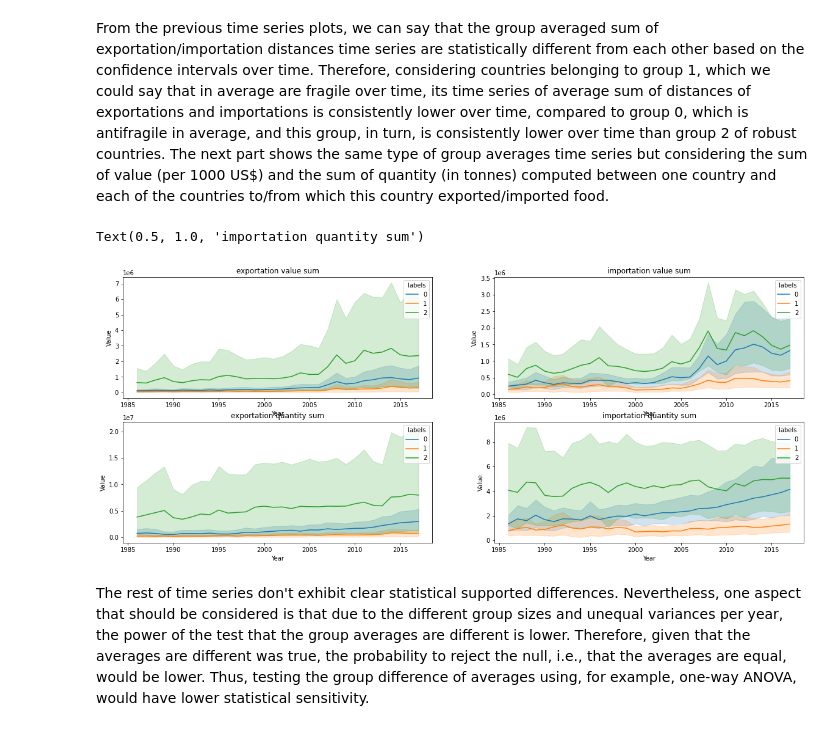
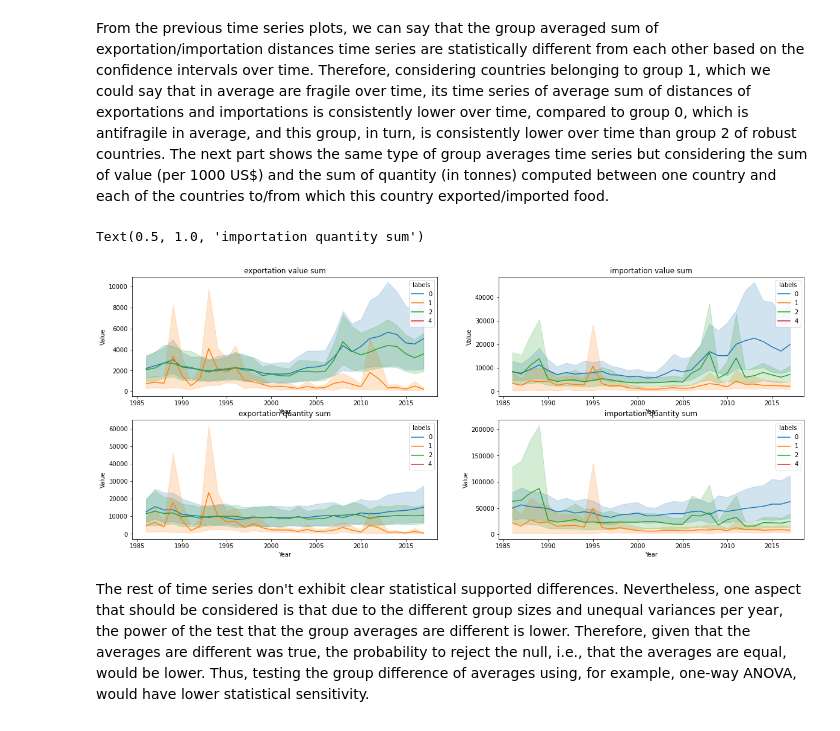
Before and after one commit to RogelioLozano/AOFFTN, a Jupyter notebook: Exploration_V3/network_based_TSclust.ipynb, the cells around one changed output. Saved outputs shown, nothing was run; the diff lists cells and outputs as text; code cells hidden in the pictures.

```diff
--- a/Exploration_V3/network_based_TSclust.ipynb
+++ b/Exploration_V3/network_based_TSclust.ipynb
@@ -18,9 +20,12 @@ from cdlib import viz
 from sklearn.metrics import pairwise_distances
 # %%
 af_ex_pca = pd.read_csv('af_ex_pca.csv',index_col=0)
+af_ex_pca = af_ex_pca.rename(columns={'Unnamed: 0':'country','Unnamed: 1':'year'})
 # %%
 pivot_afex=af_ex_pca.pivot_table(values='af_ex_pca',columns='country',index='year')
 pivot_afex=pivot_afex.drop(columns='Unspecified Area')
+# %%
+pivot_afex=pivot_afex.dropna(thresh=5,axis=1)
 # %%
 # pivot_afex=pivot_afex.where((~pd.notna(pivot_afex)) | (pivot_afex<1),1)
 # pivot_afex=pivot_afex.where(~(pd.notna(pivot_afex)) | (pivot_afex>-1),-1)
@@ -53,7 +58,7 @@ def get_communities(Distance_matrix,epsilon):
 
     return G,communities,comm_greedy
 # %%
-G,communities,comm_greedy=get_communities(Distance_matrix,2.8)
+G,communities,comm_greedy=get_communities(Distance_matrix,1.)
 # %%
 print("AMI:",communities.adjusted_mutual_information(comm_greedy).score)
 # %% [output]
@@ -150,16 +172,16 @@ merged_pop_communities = merged_pop_communities[['date','value','country','label
 merged_gdp_communities = merged_gdp_communities[['date','value','country','labels']]
 
 
-merged_distances_ex_communities = distance.groupby(['exporter','Year']).sum().reset_index().merge(df_communities,how='inner',left_on='exporter',right_on='country').drop(columns='exporter',axis=1)
-merged_distances_in_communities = distance.groupby(['importer','Year']).sum().reset_index().merge(df_communities,how='inner',left_on='importer',right_on='country').drop(columns='importer',axis=1)
+merged_distances_ex_communities = distance.groupby(['exporter','Year']).mean().reset_index().merge(df_communities,how='inner',left_on='exporter',right_on='country').drop(columns='exporter',axis=1)
+merged_distances_in_communities = distance.groupby(['importer','Year']).mean().reset_index().merge(df_communities,how='inner',left_on='importer',right_on='country').drop(columns='importer',axis=1)
 
 
 trade_info_value = trade_info[trade_info['Unit'] == '1000 US$']
 trade_info_quantity = trade_info[trade_info['Unit']=='tonnes']
-merged_ex_food_value = trade_info_value.groupby(['exporter','Year']).sum().reset_index().merge(df_communities,how='inner',left_on='exporter',right_on='country').drop(columns='exporter',axis=1)
-merged_ex_food_quantity = trade_info_quantity.groupby(['exporter','Year']).sum().reset_index().merge(df_communities,how='inner',left_on='exporter',right_on='country').drop(columns='exporter',axis=1)
-merged_in_food_value = trade_info_value.groupby(['importer','Year']).sum().reset_index().merge(df_communities,how='inner',left_on='importer',right_on='country').drop(columns='importer',axis=1)
-merged_in_food_quantity = trade_info_quantity.groupby(['importer','Year']).sum().reset_index().merge(df_communities,how='inner',left_on='importer',right_on='country').drop(columns='importer',axis=1)
+merged_ex_food_value = trade_info_value.groupby(['exporter','Year']).mean().reset_index().merge(df_communities,how='inner',left_on='exporter',right_on='country').drop(columns='exporter',axis=1)
+merged_ex_food_quantity = trade_info_quantity.groupby(['exporter','Year']).mean().reset_index().merge(df_communities,how='inner',left_on='exporter',right_on='country').drop(columns='exporter',axis=1)
+merged_in_food_value = trade_info_value.groupby(['importer','Year']).mean().reset_index().merge(df_communities,how='inner',left_on='importer',right_on='country').drop(columns='importer',axis=1)
+merged_in_food_quantity = trade_info_quantity.groupby(['importer','Year']).mean().reset_index().merge(df_communities,how='inner',left_on='importer',right_on='country').drop(columns='importer',axis=1)
 # %% [markdown]
 Now, we plot group-averaged time series of GDP and Population, including confidence intervals for that estimate.
 # %%
@@ -241,18 +244,18 @@ ecol_fallacy_gdp = mergd_afex_communities.melt(['country','labels']).rename({'va
 From the previous time series plots, we can say that the group averaged sum of exportation/importation distances time series are statistically different from each other based on the confidence intervals over time. Therefore, considering countries belonging to group 1, which we could say that in average are fragile over time, its time series of average sum of distances of exportations and importations is consistently lower over time, compared to group 0, which is antifragile in average, and this group, in turn, is consistently lower over time than group 2 of robust countries. The next part shows the same type of group averages time series but considering the sum of value (per 1000 US$) and the sum of quantity (in tonnes) computed between one country and each of the countries to/from which this country exported/imported food.
 # %%
 fig,axs=plt.subplots(2,2,figsize=(20,8))
-sns.lineplot(data=merged_ex_food_value,y='Value',x='Year',hue='labels',hue_order=['0','1','2'],ax=axs[0,0])
-sns.lineplot(data=merged_in_food_value,y='Value',x='Year',hue='labels',hue_order=['0','1','2'],ax=axs[0,1])
+sns.lineplot(data=merged_ex_food_value,y='Value',x='Year',hue='labels',hue_order=['0','1','2','4'],ax=axs[0,0])
+sns.lineplot(data=merged_in_food_value,y='Value',x='Year',hue='labels',hue_order=['0','1','2','4'],ax=axs[0,1])
 axs[0,0].set_title('exportation value sum')
 axs[0,1].set_title('importation value sum')
 
-sns.lineplot(data=merged_ex_food_quantity,y='Value',x='Year',hue='labels',hue_order=['0','1','2'],ax=axs[1,0])
-sns.lineplot(data=merged_in_food_quantity,y='Value',x='Year',hue='labels',hue_order=['0','1','2'],ax=axs[1,1])
+sns.lineplot(data=merged_ex_food_quantity,y='Value',x='Year',hue='labels',hue_order=['0','1','2','4'],ax=axs[1,0])
+sns.lineplot(data=merged_in_food_quantity,y='Value',x='Year',hue='labels',hue_order=['0','1','2','4'],ax=axs[1,1])
 axs[1,0].set_title('exportation quantity sum')
 axs[1,1].set_title('importation quantity sum')
 # %% [output]
 Text(0.5, 1.0, 'importation quantity sum')
-[figure, old version]
+[figure, new version]
 # %% [markdown]
 The rest of time series don't exhibit clear statistical supported differences. Nevertheless, one aspect that should be considered is that due to the different group sizes and unequal variances per year, the power of the test that the group averages are different is lower. Therefore, given that the averages are different was true, the probability to reject the null, i.e., that the averages are equal, would be lower. Thus, testing the group difference of averages using, for example, one-way ANOVA, would have lower statistical sensitivity.
 # %% [markdown]
```
Also changed, not shown: parts of 37 cells of this notebook, 2 other files.
